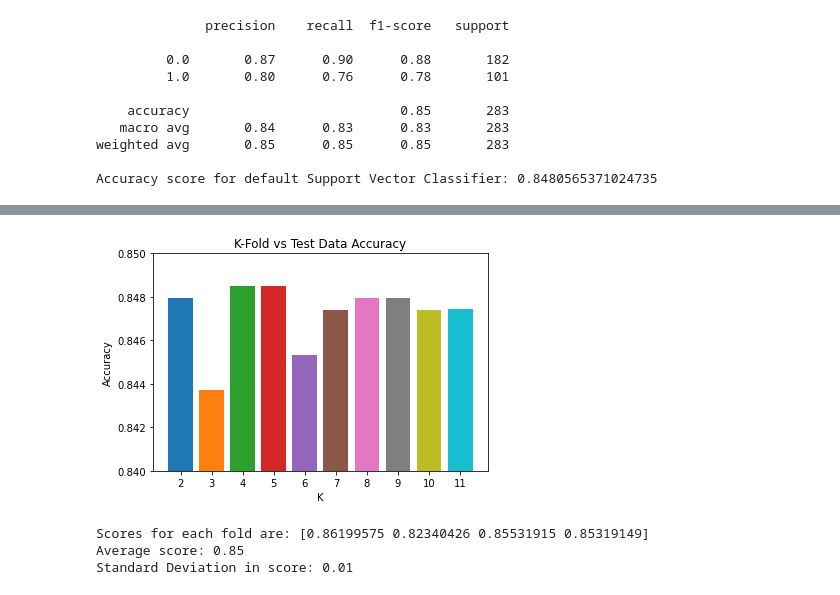
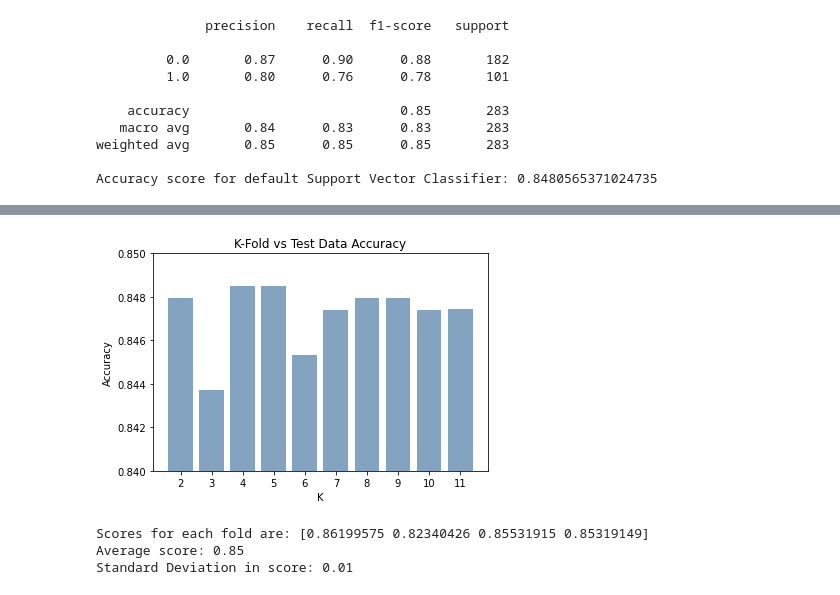
Before and after one commit to blueriver212/Crime_Prediction_ML, a Jupyter notebook: IB_FINAL.ipynb, the cells around one changed output, grey strips where cells are left out. Cells and saved outputs as stored; diff of their text form; code cells hidden in the pictures.

Commit message:
Update: plots changed to theme colour

```diff
--- a/IB_FINAL.ipynb
+++ b/IB_FINAL.ipynb
@@ -73,22 +87,22 @@ Text(76.2, 0.5, 'predicted label')
 # %%
 # Perform k-fold split in training and testing data
 kfold_scores = {}
 for i in range(2,12):
     kf =KFold(n_splits=i, shuffle=True, random_state=42)
     score = cross_val_score(default_SVC_model, x, y, cv= kf, scoring="accuracy")
     res = {str(i): score.mean()}
     kfold_scores.update(res)
 
 for key in kfold_scores:
-    plt.bar([key], kfold_scores[key], label=key)
+    plt.bar([key], kfold_scores[key], label=key,color = (0.2,0.4,0.6,0.6))
 
 plt.title('K-Fold vs Test Data Accuracy')
 plt.xlabel('K')
 plt.ylabel('Accuracy')
 plt.ylim(0.84, 0.85)
 plt.show()
 # %% [output]
-[figure, old version]
+[figure, new version]
 # %%
 kf =KFold(n_splits=4, shuffle=True, random_state=42)
 score = cross_val_score(default_SVC_model, x, y, cv= kf, scoring="accuracy")
```
Also changed, not shown: parts of 8 cells of this notebook.
